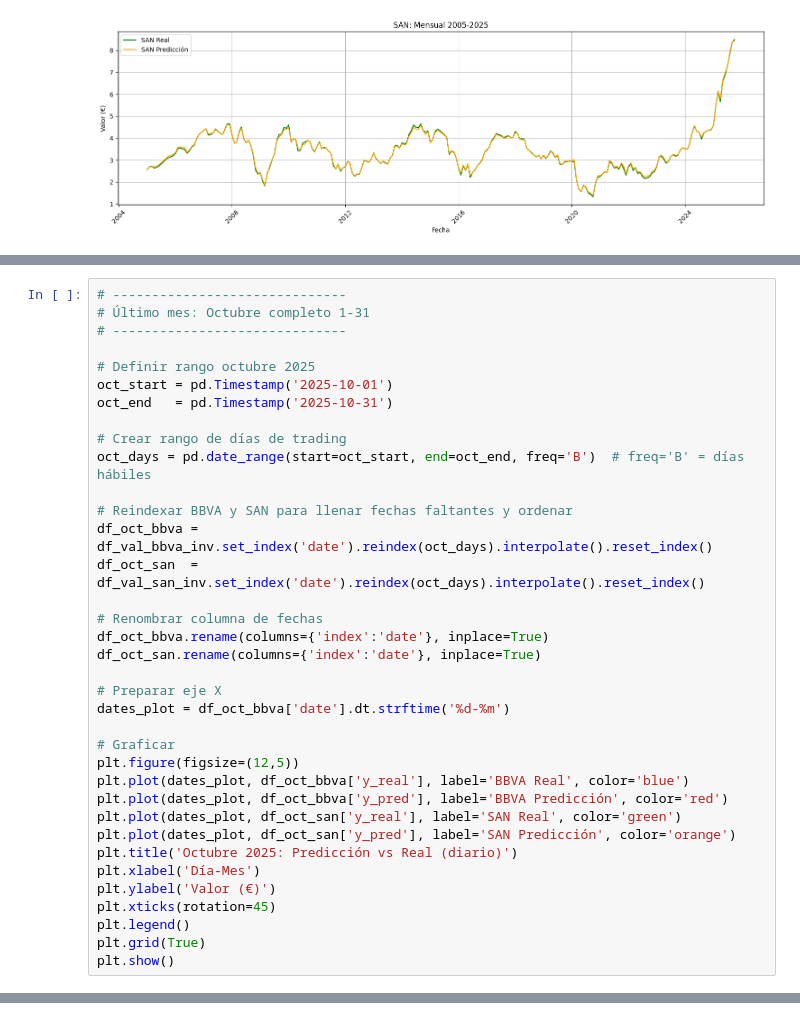
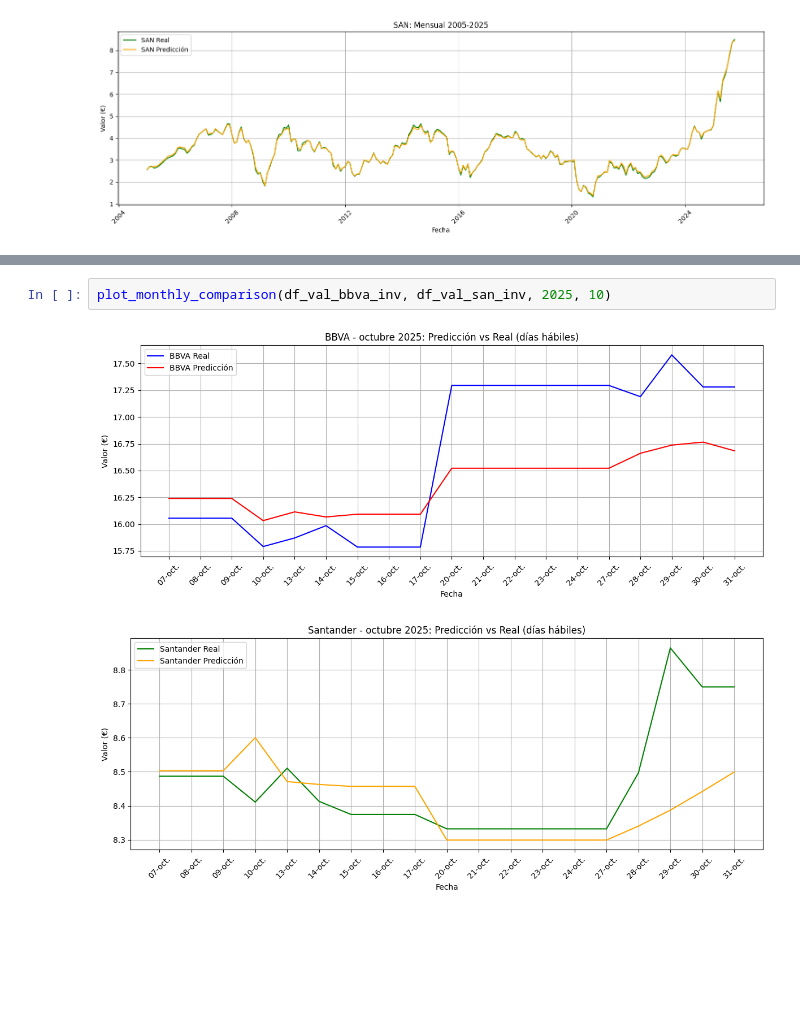
Before and after one commit to alejandromtnz/RNN-Prediccion_acciones, a Jupyter notebook: notebooks/RNN/cambiarfechas.ipynb, the cells around one changed output, grey strips where cells are left out. Saved outputs shown, nothing was run; the diff lists cells and outputs as text; blank space fills up the shorter version.

Commit message:
elegir fechas

```diff
--- a/notebooks/RNN/cambiarfechas.ipynb
+++ b/notebooks/RNN/cambiarfechas.ipynb
@@ -635,36 +632,0 @@ plt.show()
-# %%
-# ------------------------------
-# Último mes: Octubre completo 1-31
-# ------------------------------
-
-# Definir rango octubre 2025
-oct_start = pd.Timestamp('2025-10-01')
-oct_end   = pd.Timestamp('2025-10-31')
-
-# Crear rango de días de trading
-oct_days = pd.date_range(start=oct_start, end=oct_end, freq='B')  # freq='B' = días hábiles
-
-# Reindexar BBVA y SAN para llenar fechas faltantes y ordenar
-df_oct_bbva = df_val_bbva_inv.set_index('date').reindex(oct_days).interpolate().reset_index()
-df_oct_san  = df_val_san_inv.set_index('date').reindex(oct_days).interpolate().reset_index()
-
-# Renombrar columna de fechas
-df_oct_bbva.rename(columns={'index':'date'}, inplace=True)
-df_oct_san.rename(columns={'index':'date'}, inplace=True)
-
-# Preparar eje X
-dates_plot = df_oct_bbva['date'].dt.strftime('%d-%m')
-
-# Graficar
-plt.figure(figsize=(12,5))
-plt.plot(dates_plot, df_oct_bbva['y_real'], label='BBVA Real', color='blue')
-plt.plot(dates_plot, df_oct_bbva['y_pred'], label='BBVA Predicción', color='red')
-plt.plot(dates_plot, df_oct_san['y_real'], label='SAN Real', color='green')
-plt.plot(dates_plot, df_oct_san['y_pred'], label='SAN Predicción', color='orange')
-plt.title('Octubre 2025: Predicción vs Real (diario)')
-plt.xlabel('Día-Mes')
-plt.ylabel('Valor (€)')
-plt.xticks(rotation=45)
-plt.legend()
-plt.grid(True)
-plt.show()
@@ -801,0 +700,5 @@ AttributeError: 'DatetimeIndex' object has no attribute 'reset_index'
+# %%
+plot_monthly_comparison(df_val_bbva_inv, df_val_san_inv, 2025, 10)
+# %% [output]
+[figure, added]
+[figure, added]
```
Also changed, not shown: parts of 6 cells of this notebook.
